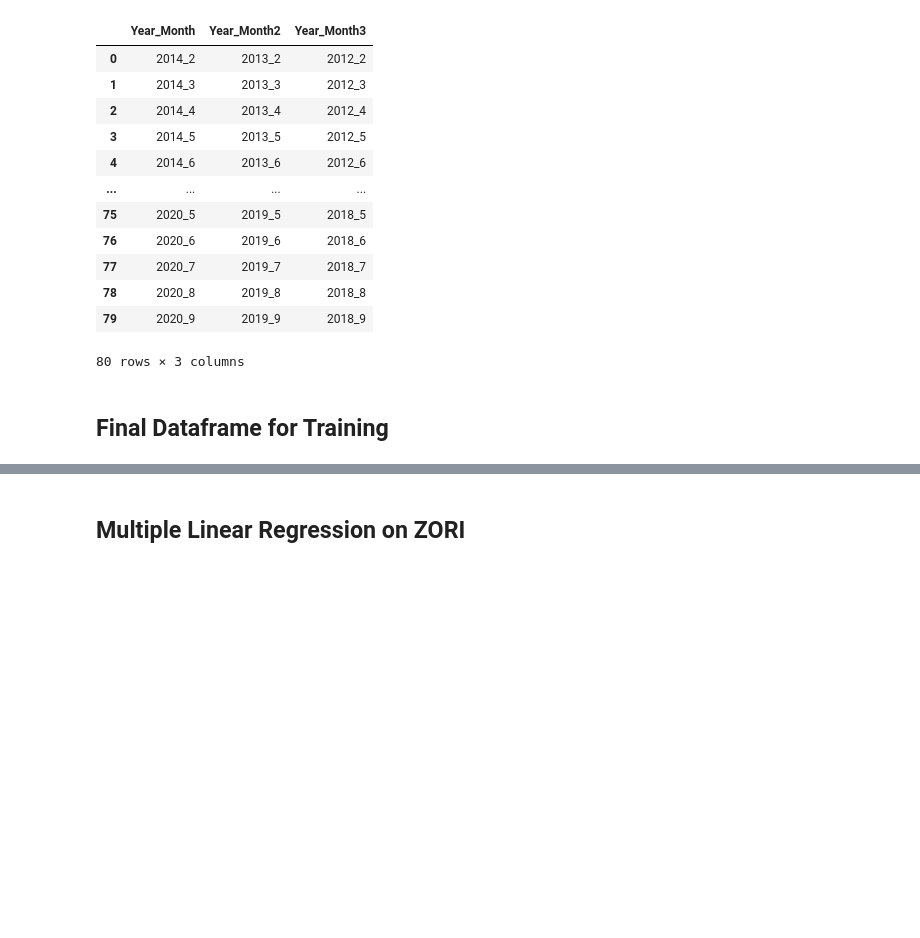
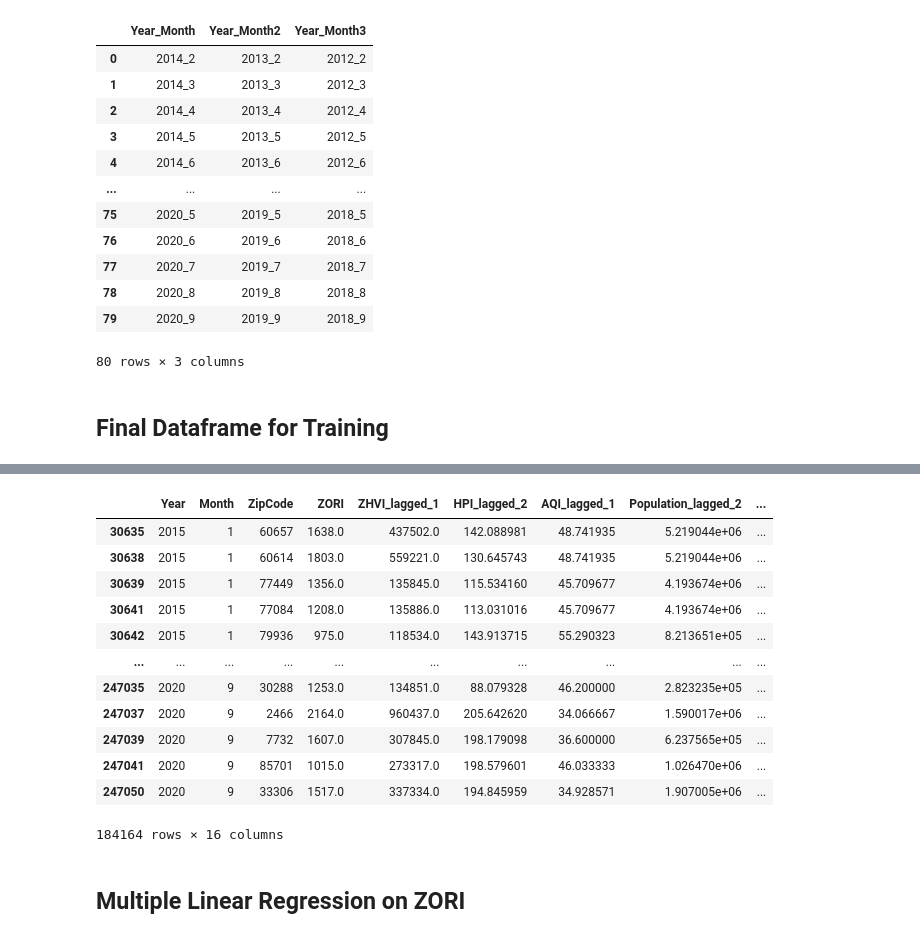
Before and after one commit to hckim1991/ZillowRentalIndexProject, a Jupyter notebook: models.ipynb, the cells around one changed output, grey strips where cells are left out. Drawn from its saved outputs; the diff is of its cells as text; code cells hidden in the pictures; blank space fills up the shorter version.

Commit message:
Cleaned up features, more EDA, and skeleton random forest model added

```diff
--- a/models.ipynb
+++ b/models.ipynb
@@ -100,16 +107,8 @@ df = df[['Year_x', 'Month', 'ZipCode', 'ZORI_x', 'ZORI_y', 'ZHVI', 'AQI', 'Popul
          'Percent Bachelors', 'Units', 'Total_Households', 'Med_income', 'PCE', 'Rental Vacancy Rate', 'Job Openings']]
 # %%
-df.columns = ['Year', 'Month', 'ZipCode', 'ZORI', 'ZORI_lagged_1', 'ZHVI_lagged_1', 'AQI_lagged_1', 'Population_lagged_2',
-              'Unemployment_lagged_1', 'Percent Bachelors_lagged_2', 'Permits_lagged_1', 'Total_Households_lagged_2',
-              'Med_Income_lagged_2', 'PCE_lagged_1', 'Rental Vacancy Rate_lagged_2', 'Job Openings_lagged_1']
+df.columns = ['Year', 'Month', 'ZipCode', 'ZORI', 'ZORI_lagged_1', 'ZHVI_lagged_1', 'HPI_lagged_2', 'AQI_lagged_1',
+              'Population_lagged_2', 'Unemployment_lagged_1', 'Percent Bachelors_lagged_2', 'Permits_lagged_1',
+              'Total_Households_lagged_2', 'Med_Income_lagged_2', 'PCE_lagged_1', 'Rental Vacancy Rate_lagged_2',
+              'Job Openings_lagged_1']
-# %%
-# Dropping all NaN values instead of imputing for simplicity for now
-df = df[(df['Year'] != 2014) & ~((df['Year'] == 2015) & (df['Month'] == 1))]
-df = df[~df['Total_Households_lagged_2'].isnull()]
-df = df[~df['ZORI'].isnull()]
-df = df[~df['ZORI_lagged_1'].isnull()]
-df = df[~df['ZHVI_lagged_1'].isnull()]
-df = df[~df['AQI_lagged_1'].isnull()]
-df = df[~df['Rental Vacancy Rate_lagged_2'].isnull()]
-train = df[df['Year'] != 2020]
-test = df[df['Year'] == 2020]
+# %%
+df_clean = df.drop('ZORI_lagged_1', axis = 1)
@@ -115,0 +135,7 @@ test = df[df['Year'] == 2020]
+# %%
+# Dropping all NaN values instead of imputing for simplicity for now
+df_clean = df_clean[~df_clean['Percent Bachelors_lagged_2'].isnull()]
+df_clean = df_clean[~df_clean['HPI_lagged_2'].isnull()]
+df_clean = df_clean[~df_clean['AQI_lagged_1'].isnull()]
+df_clean = df_clean[~df_clean['ZHVI_lagged_1'].isnull()]
+df_clean = df_clean[~df_clean['Rental Vacancy Rate_lagged_2'].isnull()]
@@ -115,0 +162,16 @@ test = df[df['Year'] == 2020]
+# %%
+df_clean
+# %% [output]
+|  | Year | Month | ZipCode | ZORI | ZHVI_lagged_1 | HPI_lagged_2 | AQI_lagged_1 | Population_lagged_2 | ... |
+| 30635 | 2015 | 1 | 60657 | 1638.0 | 437502.0 | 142.088981 | 48.741935 | 5.219044e+06 | ... |
+| 30638 | 2015 | 1 | 60614 | 1803.0 | 559221.0 | 130.645743 | 48.741935 | 5.219044e+06 | ... |
+| 30639 | 2015 | 1 | 77449 | 1356.0 | 135845.0 | 115.534160 | 45.709677 | 4.193674e+06 | ... |
+| 30641 | 2015 | 1 | 77084 | 1208.0 | 135886.0 | 113.031016 | 45.709677 | 4.193674e+06 | ... |
+| 30642 | 2015 | 1 | 79936 | 975.0 | 118534.0 | 143.913715 | 55.290323 | 8.213651e+05 | ... |
+| ... | ... | ... | ... | ... | ... | ... | ... | ... | ... |
+| 247035 | 2020 | 9 | 30288 | 1253.0 | 134851.0 | 88.079328 | 46.200000 | 2.823235e+05 | ... |
+| 247037 | 2020 | 9 | 2466 | 2164.0 | 960437.0 | 205.642620 | 34.066667 | 1.590017e+06 | ... |
+| 247039 | 2020 | 9 | 7732 | 1607.0 | 307845.0 | 198.179098 | 36.600000 | 6.237565e+05 | ... |
+| 247041 | 2020 | 9 | 85701 | 1015.0 | 273317.0 | 198.579601 | 46.033333 | 1.026470e+06 | ... |
+| 247050 | 2020 | 9 | 33306 | 1517.0 | 337334.0 | 194.845959 | 34.928571 | 1.907005e+06 | ... |
+184164 rows × 16 columns
```
Also changed, not shown: parts of 35 cells of this notebook, 2 other files.
